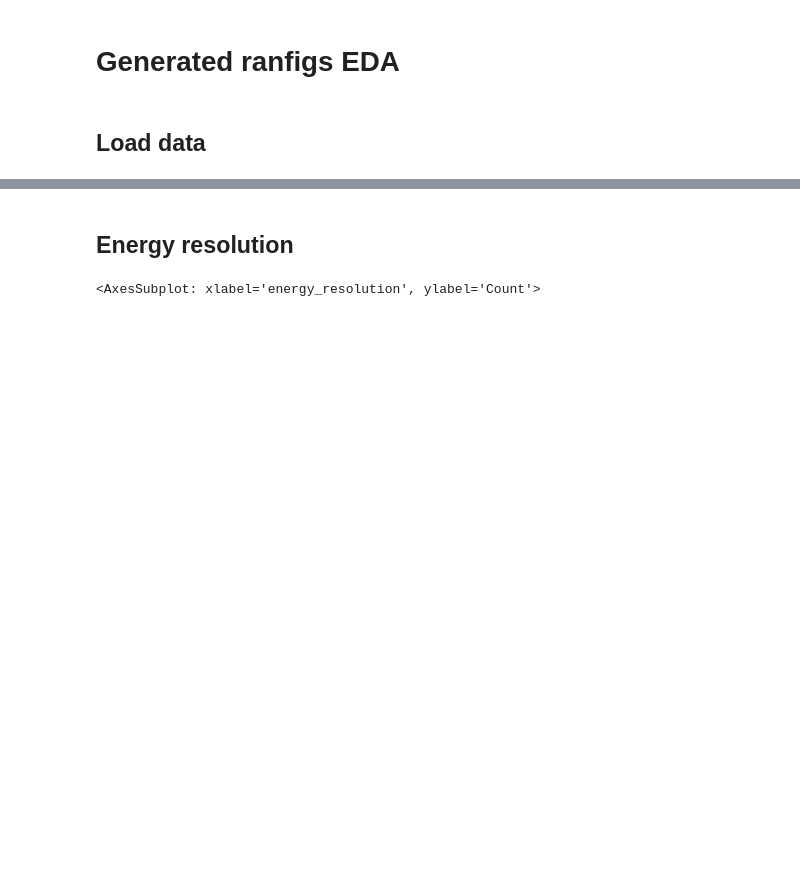
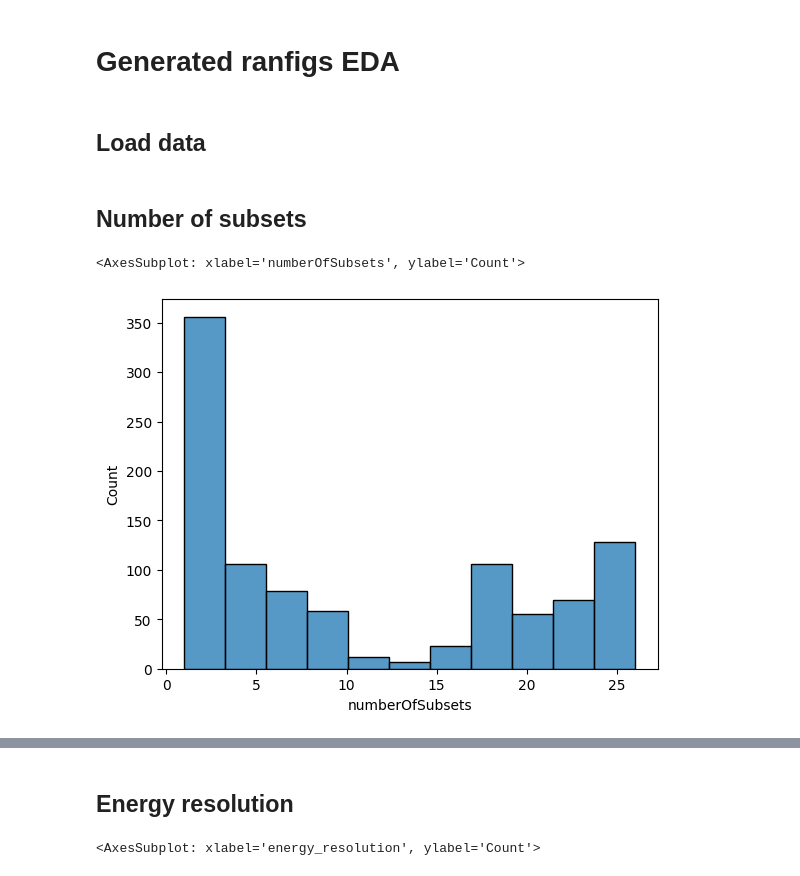
Before and after one commit to YerePhy/randfig, a Jupyter notebook: notebooks/2.0-jpm-generated-randfigs-eda.ipynb, the cells around one changed output, grey strips where cells are left out. Cells and saved outputs as stored; diff of their text form; code cells hidden in the pictures; blank space fills up the shorter version.

```diff
--- a/notebooks/2.0-jpm-generated-randfigs-eda.ipynb
+++ b/notebooks/2.0-jpm-generated-randfigs-eda.ipynb
@@ -20,3 +20,10 @@ for rcfg_file in RANDFIGS_FILEPATHS:
         r_cfgs.append(cfg)
 # %%
 df = pd.DataFrame(r_cfgs)
+# %% [markdown]
+## Number of subsets
+# %%
+df.pipe(sns.histplot, x="numberOfSubsets")
+# %% [output]
+<AxesSubplot: xlabel='numberOfSubsets', ylabel='Count'>
+[figure, added]
```
Also changed, not shown: parts of 6 cells of this notebook.
